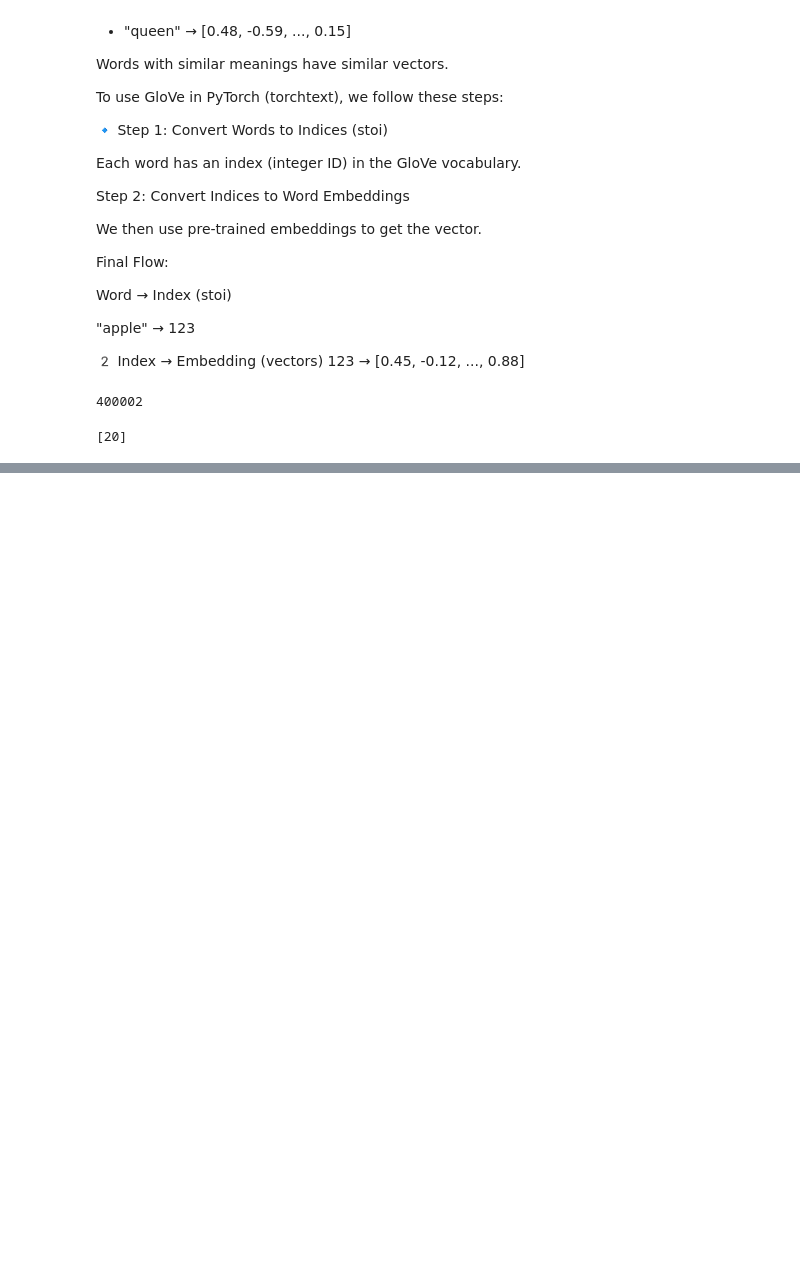
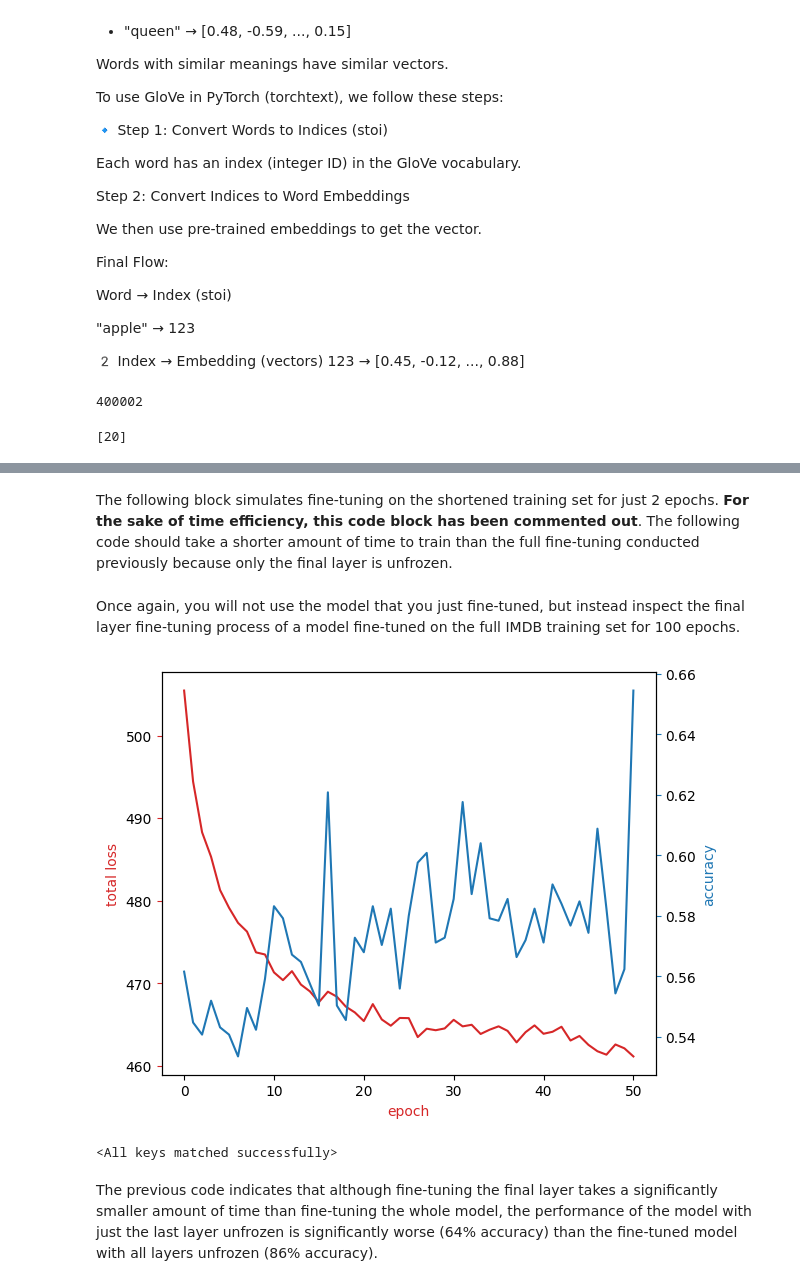
Before and after one commit to saifkheraj/d_s, a Jupyter notebook: GenAI/Finetuning_Transformers/PEFT/adapters_pytorch.ipynb, the cells around one changed output, grey strips where cells are left out. Cells and saved outputs as stored; diff of their text form; code cells hidden in the pictures; blank space fills up the shorter version.

```diff
--- a/GenAI/Finetuning_Transformers/PEFT/adapters_pytorch.ipynb
+++ b/GenAI/Finetuning_Transformers/PEFT/adapters_pytorch.ipynb
@@ -342,0 +825,2 @@ vocab(['he'])
+# %% [markdown]
+The following block simulates fine-tuning on the shortened training set for just 2 epochs. **For the sake of time efficiency, this code block has been commented out**. The following code should take a shorter amount of time to train than the full fine-tuning conducted previously because only the final layer is unfrozen.
@@ -342,0 +837,19 @@ vocab(['he'])
+# %% [markdown]
+Once again, you will not use the model that you just fine-tuned, but instead inspect the final layer fine-tuning process of a model fine-tuned on the full IMDB training set for 100 epochs.
+# %%
+acc_urlopened = urlopen('https://cf-courses-data.s3.us.cloud-object-storage.appdomain.cloud/UdR3ApQnxSeV2mrA0CbiLg/model-fine2-acc')
+loss_urlopened = urlopen('https://cf-courses-data.s3.us.cloud-object-storage.appdomain.cloud/rWGDIF-uL2dEngWcIo9teQ/model-fine2-loss')
+acc_epoch = pickle.load(acc_urlopened)
+cum_loss_list = pickle.load(loss_urlopened)
+plot(cum_loss_list,acc_epoch)
+# %% [output]
+[figure, added]
+# %%
+urlopened = urlopen('https://cf-courses-data.s3.us.cloud-object-storage.appdomain.cloud/B-1H6lpDg-A0zRwpB6Ek2g/model-fine2.pth')
+model_fine2_ = Net(vocab_size=vocab_size, num_class=2).to(device)
+model_fine2_.load_state_dict(torch.load(io.BytesIO(urlopened.read()), map_location=device))
+#evaluate(test_dataloader, model_fine2_)
+# %% [output]
+<All keys matched successfully>
+# %% [markdown]
+The previous code indicates that although fine-tuning the final layer takes a significantly smaller amount of time than fine-tuning the whole model, the performance of the model with just the last layer unfrozen is significantly worse (64% accuracy) than the fine-tuned model with all layers unfrozen (86% accuracy).
```
Also changed, not shown: parts of 45 cells of this notebook.
